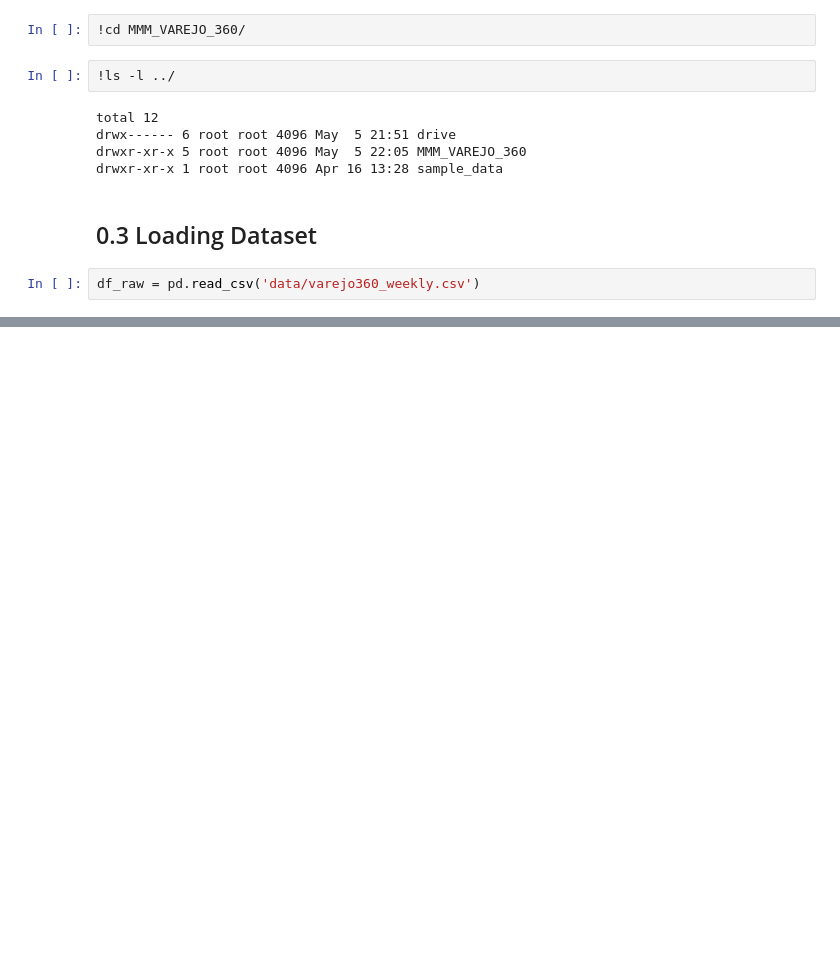
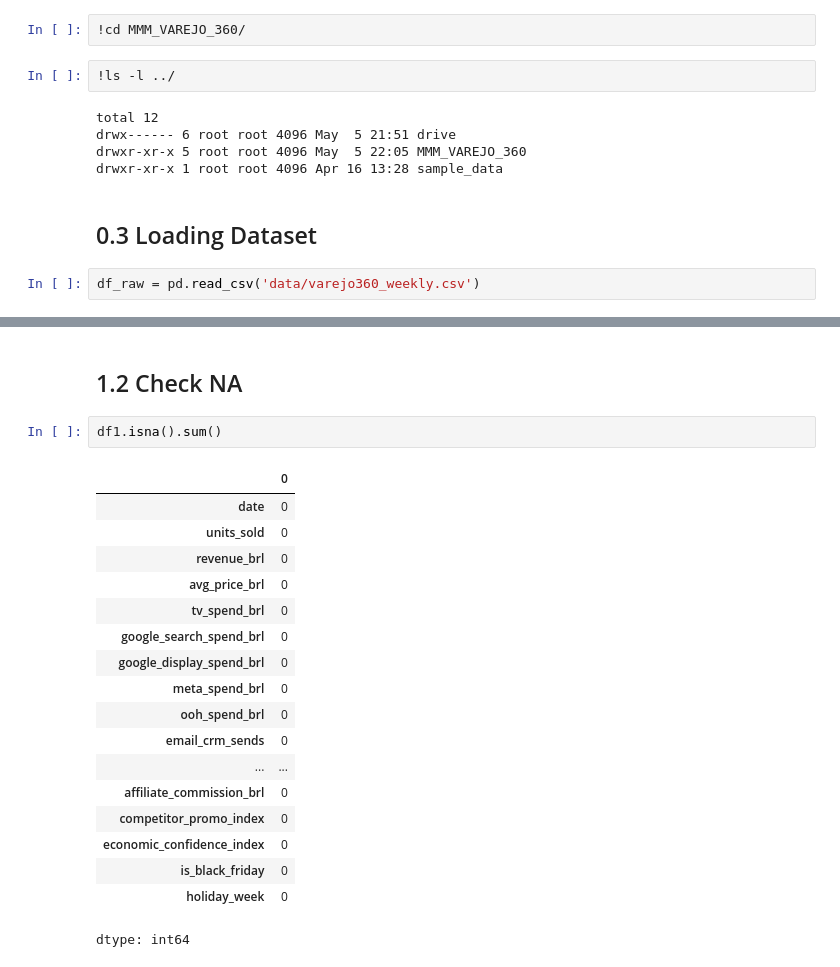
Before and after one commit to TiagoTBarreto/MMM_VAREJO_360, a Jupyter notebook: Case_Tecnico_Uncover_MMM.ipynb, the cells around one changed output, grey strips where cells are left out. Cells and saved outputs as stored; diff of their text form; blank space fills up the shorter version.

```diff
--- a/Case_Tecnico_Uncover_MMM.ipynb
+++ b/Case_Tecnico_Uncover_MMM.ipynb
@@ -46,0 +76,23 @@ df_raw = pd.read_csv('data/varejo360_weekly.csv')
+# %% [markdown]
+## 1.2 Check NA
+# %%
+df1.isna().sum()
+# %% [output]
+|  | 0 |
+| date | 0 |
+| units_sold | 0 |
+| revenue_brl | 0 |
+| avg_price_brl | 0 |
+| tv_spend_brl | 0 |
+| google_search_spend_brl | 0 |
+| google_display_spend_brl | 0 |
+| meta_spend_brl | 0 |
+| ooh_spend_brl | 0 |
+| email_crm_sends | 0 |
+| ... | ... |
+| affiliate_commission_brl | 0 |
+| competitor_promo_index | 0 |
+| economic_confidence_index | 0 |
+| is_black_friday | 0 |
+| holiday_week | 0 |
+dtype: int64
```
Also changed, not shown: parts of 9 cells of this notebook.
